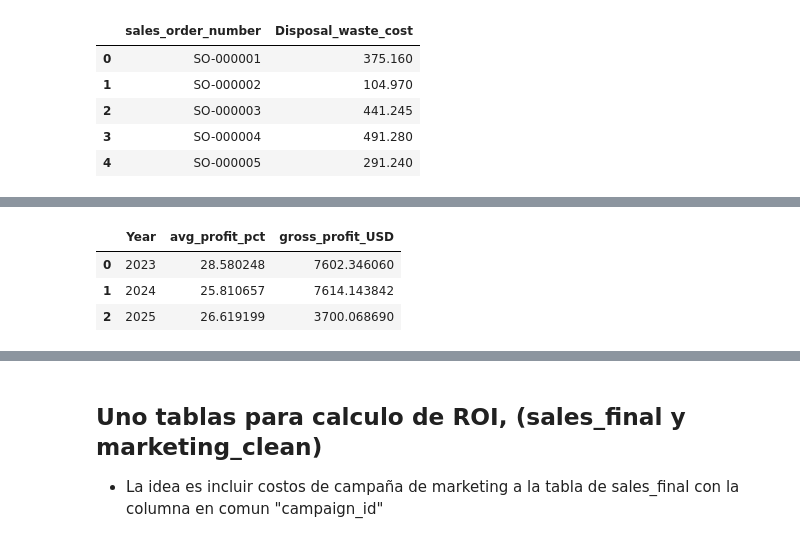
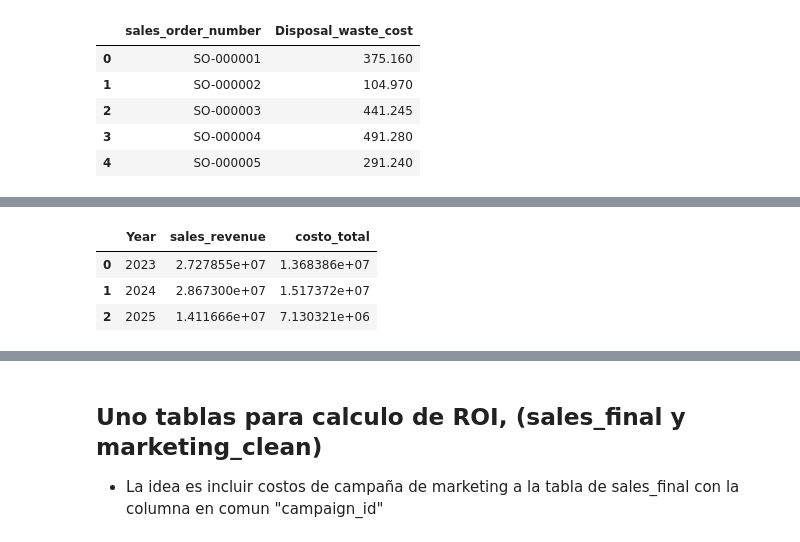
Before and after one commit to alexsandoval05/Revenue-sustainability-Chrysal, a Jupyter notebook: chrysal_profit_sustainability.ipynb, the cells around one changed output, grey strips where cells are left out. Cells and saved outputs as stored; diff of their text form; code cells hidden in the pictures.

```diff
--- a/chrysal_profit_sustainability.ipynb
+++ b/chrysal_profit_sustainability.ipynb
@@ -557,3 +565,10 @@ memory usage: 54.8+ KB
+# %%
+sales_clean["campaign_id"] = sales_clean["campaign_id"].replace({
+    1: "Email marketing",
+    2: "Field campaign",
+    3: "Influencers Agro",
+    4: "Social Media"
+})
 # %% [markdown]
 ##7- Unificación tabla de interes para calculos de **% Profit y % ROI**.
 
@@ -582,6 +597,10 @@ sales_final.head()
 | 2 | SO-000003 | 77864.99 | 2024 | 51530.7 | Kenya | Chrysal Root R | ... |
 | 3 | SO-000004 | 30000.00 | 2024 | 51272.5 | Kenya | Chrysal Grow X | ... |
 | 4 | SO-000005 | 70709.19 | 2024 | 51151.0 | Holanda | Chrysal Root R | ... |
+# %%
+# Calculo del costo total
+
+sales_final['costo_total'] = sales_final['production_cost_usd'] + sales_final['Disposal_waste_cost']
 # %%
 sales_final.info()
 # %% [output]
@@ -608,6 +628,3 @@ memory usage: 41.1+ KB
 - % profit-margin = ( gross_profit / Sales_revenue_usd ) * 100
 # %%
 sales_final['costo_total'] = sales_final['production_cost_usd'] + sales_final['Disposal_waste_cost']
-sales_final['gross_profit'] = sales_final['sales_revenue'] - sales_final['costo_total']
-sales_final['margin_pct'] = (sales_final['gross_profit']) *100 / sales_final['sales_revenue']
-sales_final
@@ -628,16 +655,17 @@ sales_final
 # %%
-profit_percent_year = (
+profit_year = (
     sales_final
     .groupby(['Year'])
     .agg(
-        avg_profit_pct=('margin_pct', 'mean'),
-        gross_profit_USD=('margin_pct', 'sum'),
+        sales_revenue=('sales_revenue', 'sum'),
+        costo_total=('costo_total', 'sum')
+
     )
     .reset_index()
 )
-profit_percent_year
+profit_year
 # %% [output]
-|  | Year | avg_profit_pct | gross_profit_USD |
-| 0 | 2023 | 28.580248 | 7602.346060 |
-| 1 | 2024 | 25.810657 | 7614.143842 |
-| 2 | 2025 | 26.619199 | 3700.068690 |
+|  | Year | sales_revenue | costo_total |
+| 0 | 2023 | 2.727855e+07 | 1.368386e+07 |
+| 1 | 2024 | 2.867300e+07 | 1.517372e+07 |
+| 2 | 2025 | 1.411666e+07 | 7.130321e+06 |
```
Also changed, not shown: parts of 38 cells of this notebook.
